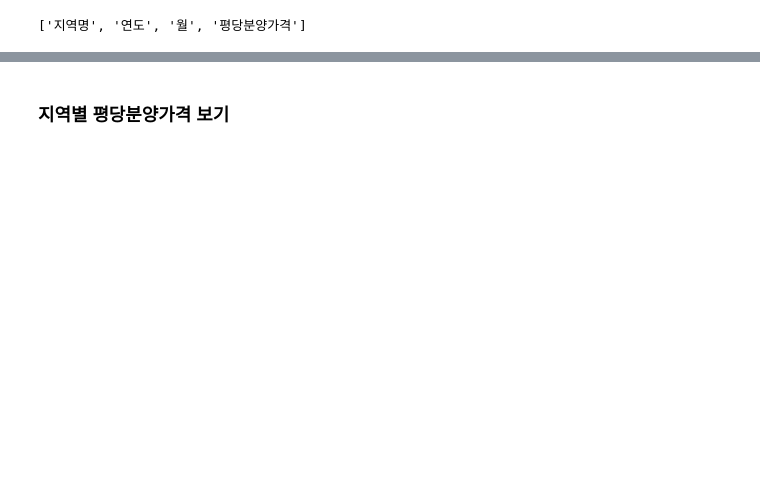
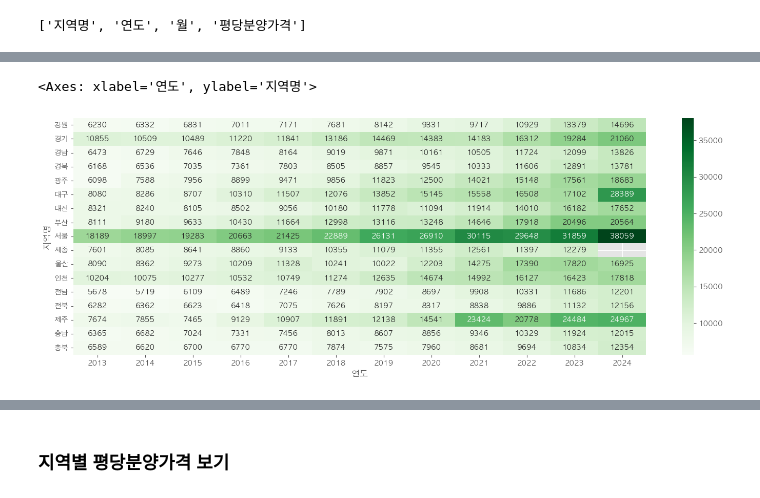
Before and after one commit to online5880/Public-Data-Analysis-in-Python, a Jupyter notebook: apt-price/01_apt_price.ipynb, the cells around one changed output, grey strips where cells are left out. Cells and saved outputs as stored; diff of their text form; code cells hidden in the pictures; blank space fills up the shorter version.

```diff
--- a/apt-price/01_apt_price.ipynb
+++ b/apt-price/01_apt_price.ipynb
@@ -978,0 +1274,6 @@ cols
+# %%
+plt.figure(figsize=(18, 6))
+sns.heatmap(g.T, annot=True, fmt="0.0f", cmap="Greens")
+# %% [output]
+<Axes: xlabel='연도', ylabel='지역명'>
+[figure, added]
```
Also changed, not shown: parts of 74 cells of this notebook.
